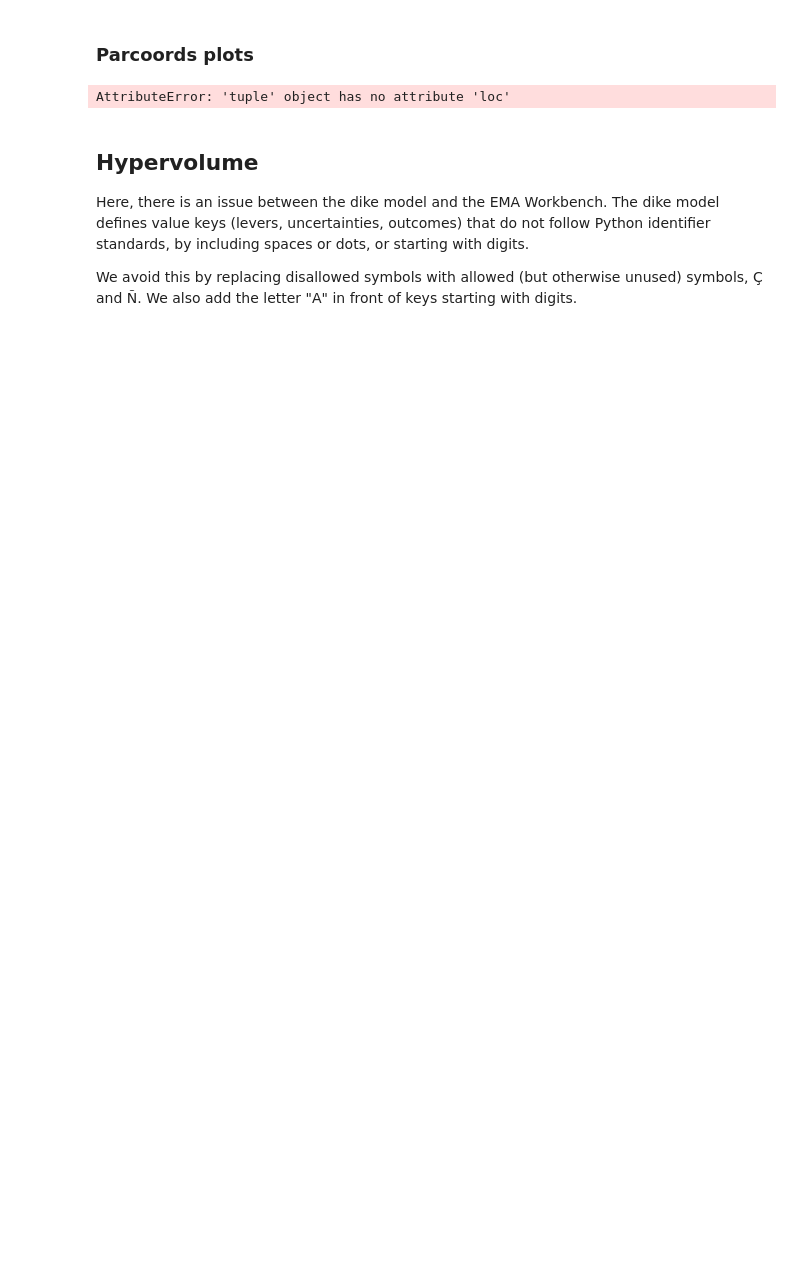
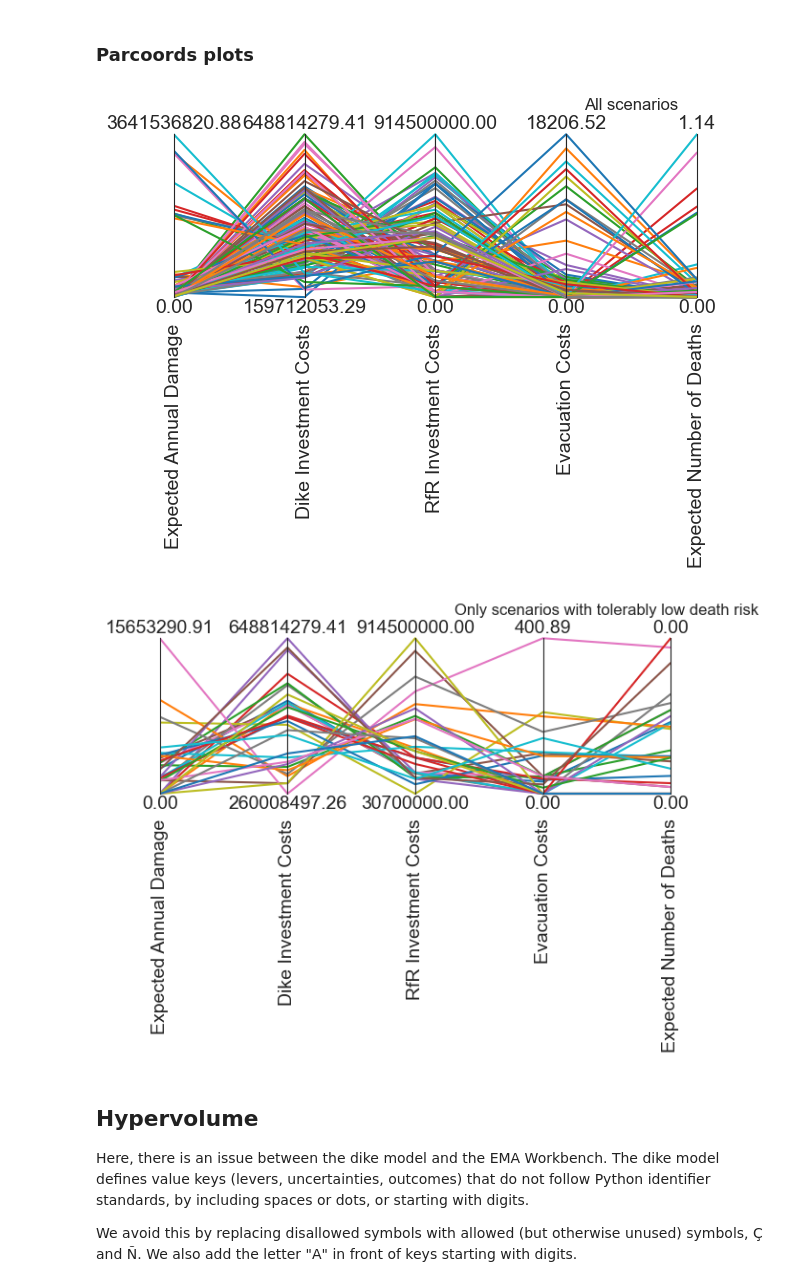
Before and after one commit to Q-Quan/MBDMGroup22, a Jupyter notebook: final assignment/MORDM_Try3b.ipynb, the cells around one changed output. Saved outputs shown, nothing was run; the diff lists cells and outputs as text; code cells hidden in the pictures; blank space fills up the shorter version.

```diff
--- a/final assignment/MORDM_Try3b.ipynb
+++ b/final assignment/MORDM_Try3b.ipynb
@@ -126,24 +188,25 @@ policies
 # %%
 from ema_workbench.analysis import parcoords
 
 data = optimization_result.loc[:, [o.name for o in model.outcomes]]
 limits = parcoords.get_limits(data)
 
 paraxes = parcoords.ParallelAxes(limits)
 paraxes.plot(data)
 plt.title("All scenarios")
 plt.show()
 
 
-data = result_allowable_deaths.loc[:, [o.name for o in model.outcomes]]
+data = result_constrained.loc[:, [o.name for o in model.outcomes]]
 limits = parcoords.get_limits(data)
 
 paraxes = parcoords.ParallelAxes(limits)
 paraxes.plot(data)
 plt.title("Only scenarios with tolerably low death risk")
 plt.show()
 # %% [output]
-AttributeError: 'tuple' object has no attribute 'loc'
+[figure, added]
+[figure, added]
 # %%
 # Load data from archive (necessary?)
 archives = ArchiveLogger.load_archives("./MORDM_Data/MORDM_HV_1.tar.gz")
```
Also changed, not shown: parts of 10 cells of this notebook.
